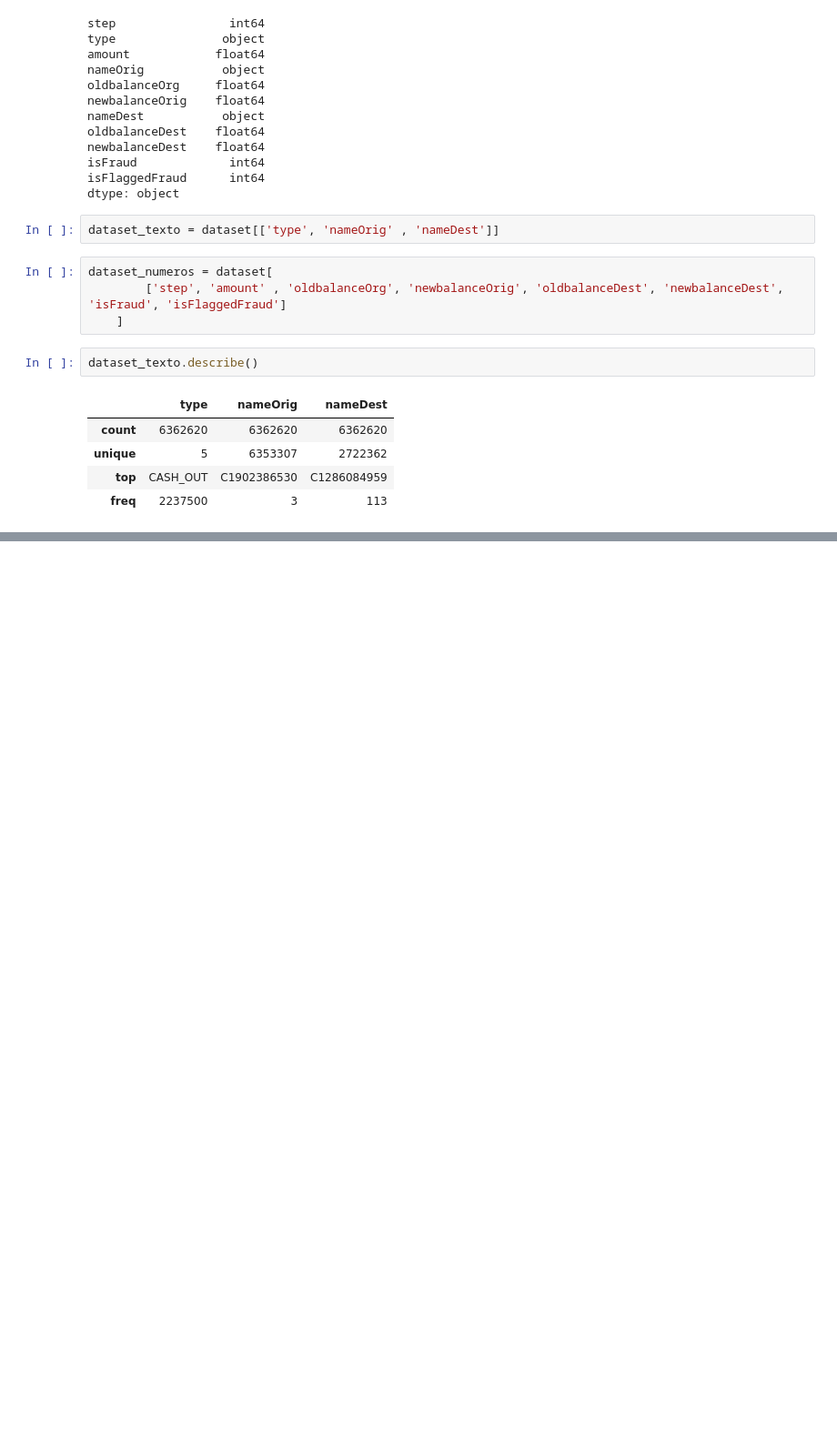
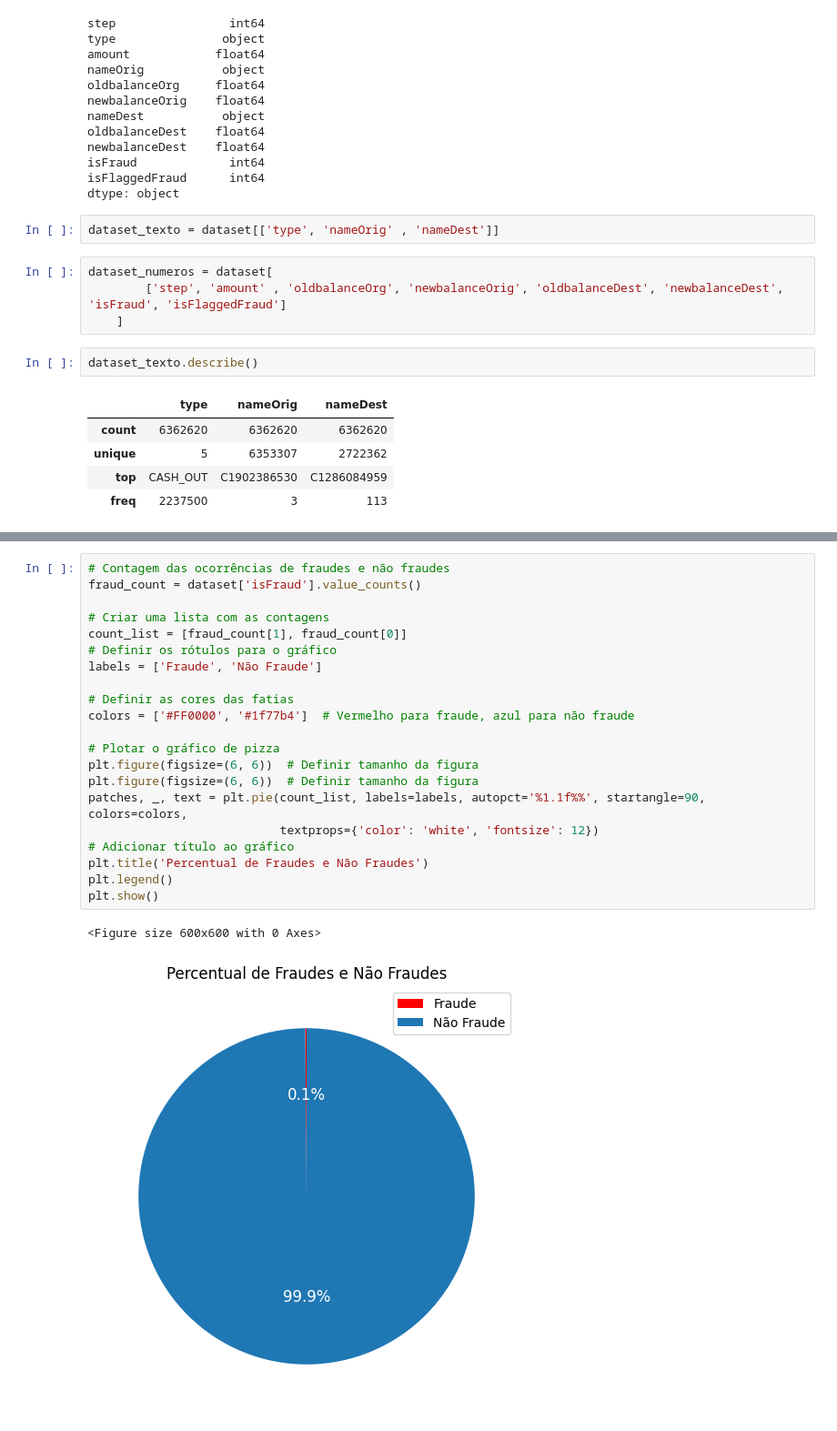
Before and after one commit to jorgelpiva/A3_IAvsBigData, a Jupyter notebook: analise_fraude.ipynb, the cells around one changed output, grey strips where cells are left out. Shown at 91% size. Drawn from its saved outputs; the diff is of its cells as text; blank space fills up the shorter version.

```diff
--- a/analise_fraude.ipynb
+++ b/analise_fraude.ipynb
@@ -33,0 +136,24 @@ dataset_texto.describe()
+# %%
+# Contagem das ocorrências de fraudes e não fraudes
+fraud_count = dataset['isFraud'].value_counts()
+
+# Criar uma lista com as contagens
+count_list = [fraud_count[1], fraud_count[0]]
+# Definir os rótulos para o gráfico
+labels = ['Fraude', 'Não Fraude']
+
+# Definir as cores das fatias
+colors = ['#FF0000', '#1f77b4']  # Vermelho para fraude, azul para não fraude
+
+# Plotar o gráfico de pizza
+plt.figure(figsize=(6, 6))  # Definir tamanho da figura
+plt.figure(figsize=(6, 6))  # Definir tamanho da figura
+patches, _, text = plt.pie(count_list, labels=labels, autopct='%1.1f%%', startangle=90, colors=colors,
+                           textprops={'color': 'white', 'fontsize': 12})
+# Adicionar título ao gráfico
+plt.title('Percentual de Fraudes e Não Fraudes')
+plt.legend()
+plt.show()
+# %% [output]
+<Figure size 600x600 with 0 Axes>
+[figure, added]
```
Also changed, not shown: parts of 21 cells of this notebook.
